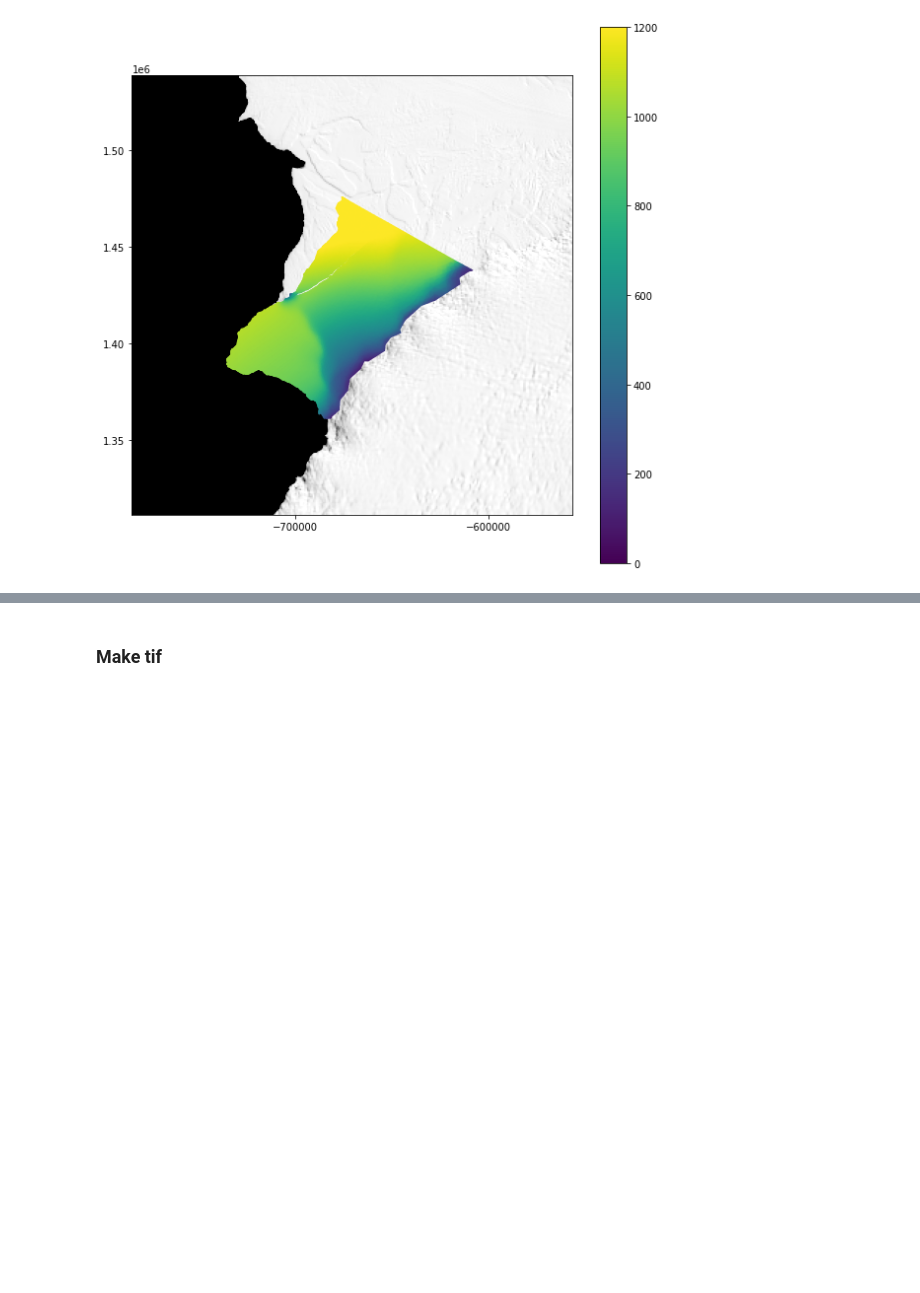
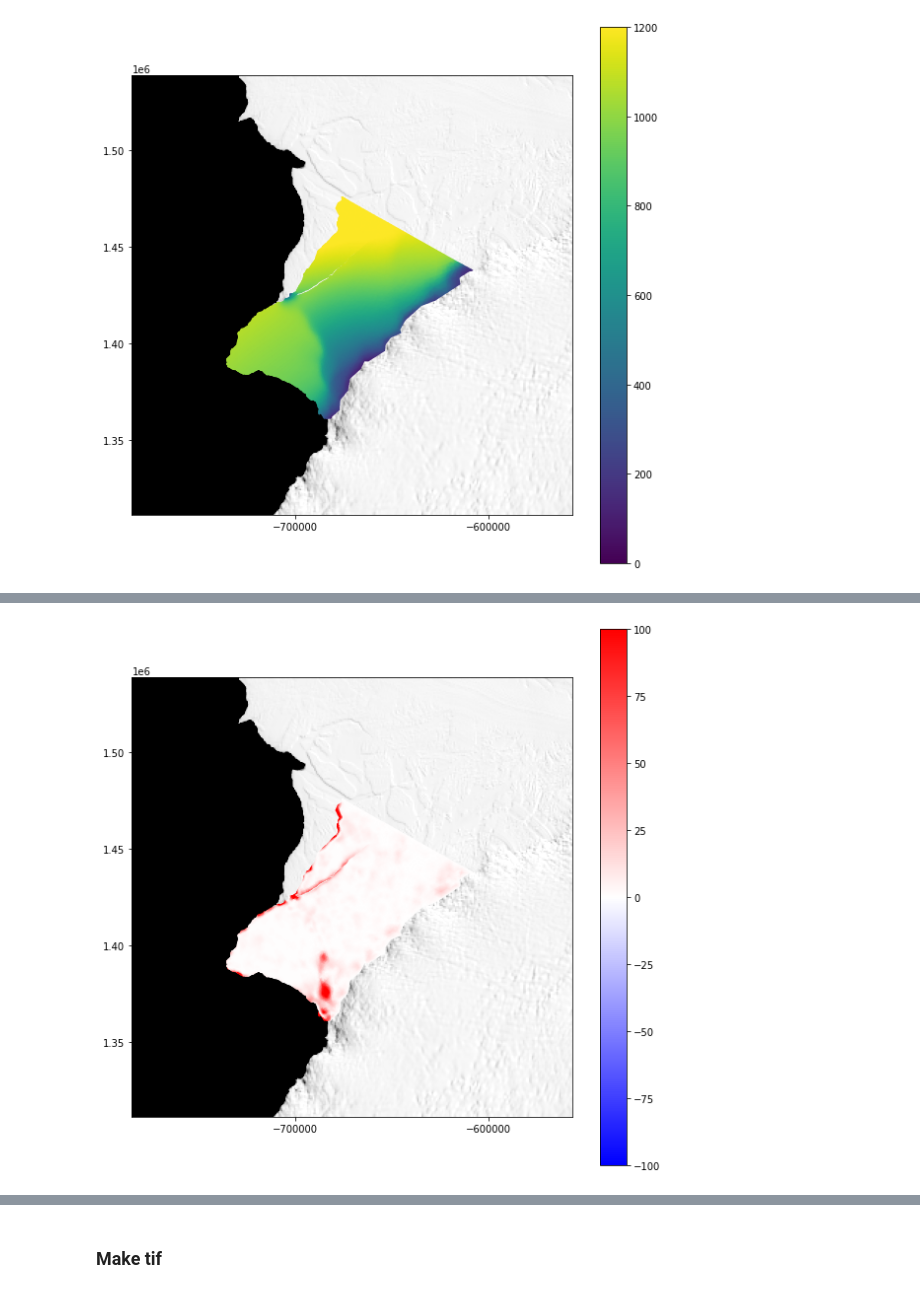
Before and after one commit to ram21ARC/IcePack_Brunt, a Jupyter notebook: d03_post_calving/05_brunt_inverse_2021_e5_0.ipynb, the cells around one changed output, grey strips where cells are left out. Cells and saved outputs as stored; diff of their text form; code cells hidden in the pictures; blank space fills up the shorter version.

```diff
--- a/d03_post_calving/05_brunt_inverse_2021_e5_0.ipynb
+++ b/d03_post_calving/05_brunt_inverse_2021_e5_0.ipynb
@@ -337,0 +356,10 @@ fig.colorbar(colors);
+# %%
+fig, ax = plt.subplots(1,1, figsize=(10,10))
+ax.imshow(image, cmap="Greys_r", vmin=12e3, vmax=16.38e3, extent=extent)
+δu = firedrake.interpolate((u_2021 - u0_2021)**2 / (2 * σ_2021**2), Q_2021)
+#δu = firedrake.interpolate((u_2021 - u0_2021) / u0_2021, Q_2021)
+colors = icepack.plot.tripcolor(δu, vmin=-100, vmax=100, cmap="bwr", axes=ax)
+ax.locator_params(axis='x',nbins=4)
+fig.colorbar(colors);
+# %% [output]
+[figure, added]
```
Also changed, not shown: parts of 19 cells of this notebook.
